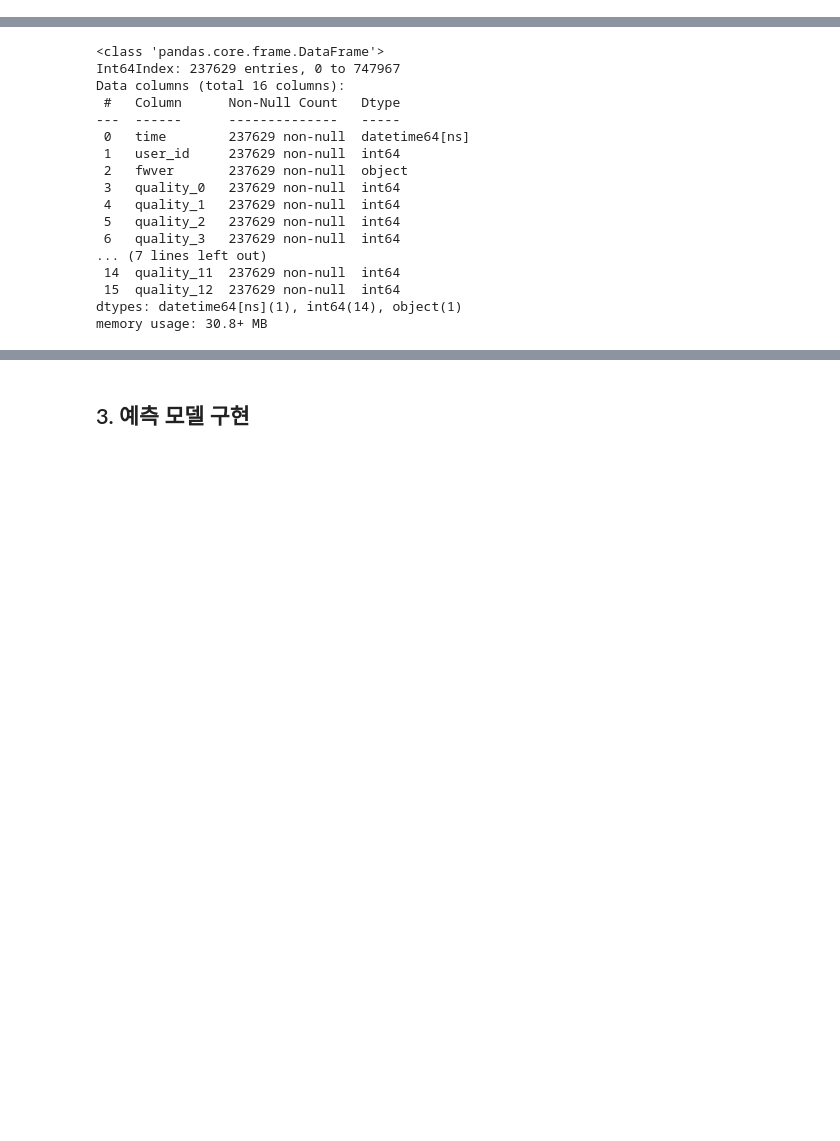
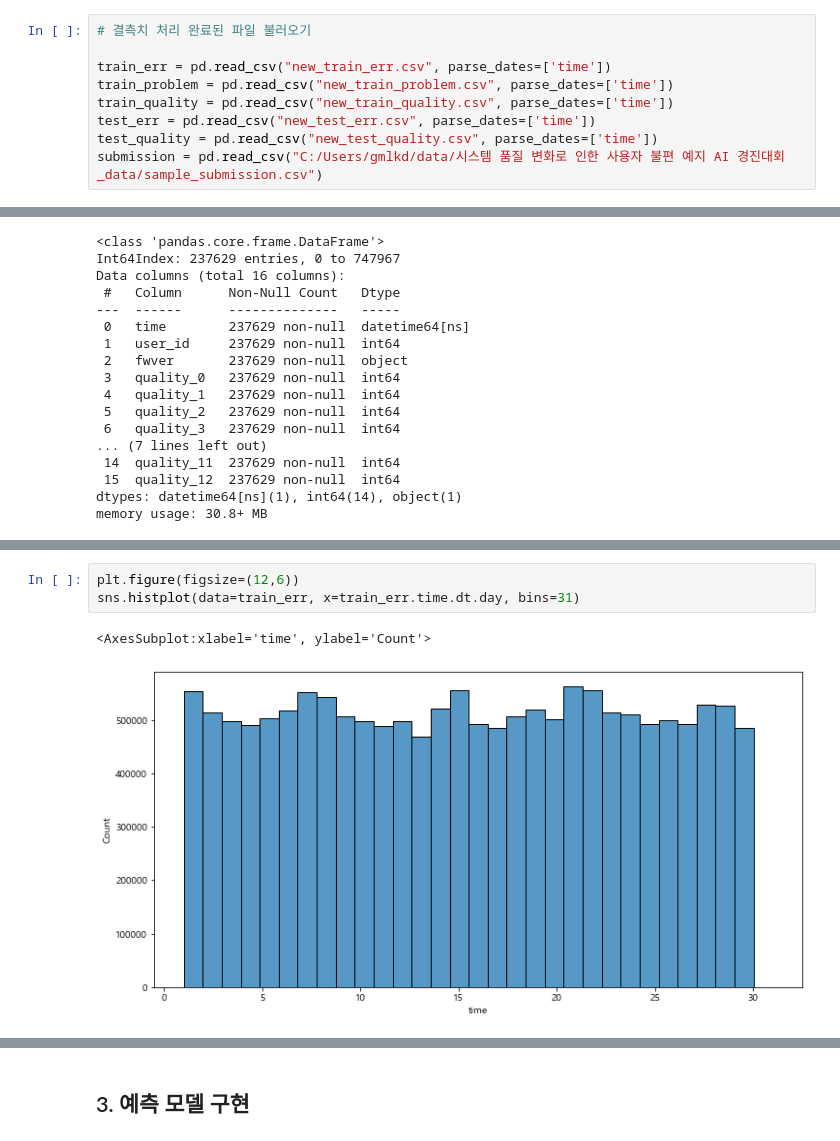
Before and after one commit to LEEHM97/machine-learning-exercises, a Jupyter notebook: 10.DAYCON대회_사용자불편예지/시스템 품질 변화로 인한 사용자 불편 예지.ipynb, the cells around one changed output, grey strips where cells are left out. Drawn from its saved outputs; the diff is of its cells as text; blank space fills up the shorter version.

Commit message:
feat: add analysis date type datas

```diff
--- a/10.DAYCON대회_사용자불편예지/시스템 품질 변화로 인한 사용자 불편 예지.ipynb
+++ b/10.DAYCON대회_사용자불편예지/시스템 품질 변화로 인한 사용자 불편 예지.ipynb
@@ -17,3 +17,12 @@ submission = pd.read_csv(base_path+"sample_submission.csv")
+# %%
+# 결측치 처리 완료된 파일 불러오기
+
+train_err = pd.read_csv("new_train_err.csv", parse_dates=['time'])
+train_problem = pd.read_csv("new_train_problem.csv", parse_dates=['time'])
+train_quality = pd.read_csv("new_train_quality.csv", parse_dates=['time'])
+test_err = pd.read_csv("new_test_err.csv", parse_dates=['time'])
+test_quality = pd.read_csv("new_test_quality.csv", parse_dates=['time'])
+submission = pd.read_csv("C:/Users/gmlkd/data/시스템 품질 변화로 인한 사용자 불편 예지 AI 경진대회_data/sample_submission.csv")
 # %%
 display(train_err.head(2))
 display(test_err.head(2))
@@ -581,0 +652,6 @@ memory usage: 30.8+ MB
+# %%
+plt.figure(figsize=(12,6))
+sns.histplot(data=train_err, x=train_err.time.dt.day, bins=31)
+# %% [output]
+<AxesSubplot:xlabel='time', ylabel='Count'>
+[figure, added]
```
Also changed, not shown: parts of 45 cells of this notebook.
